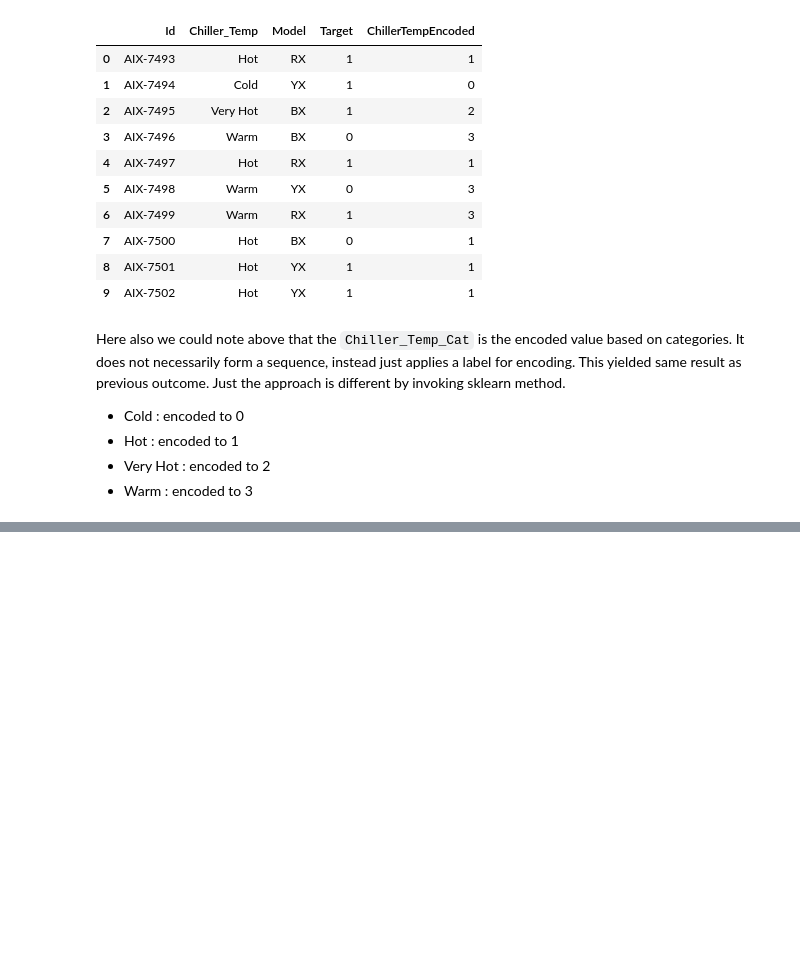
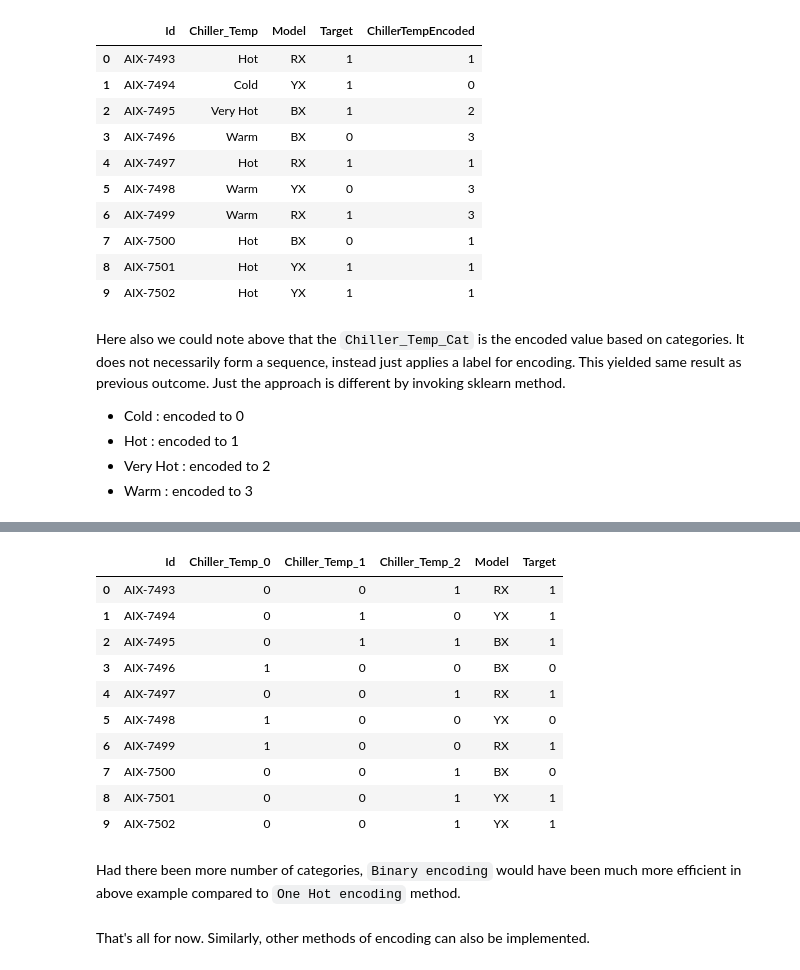
Before and after one commit to kkm24132/EDA_and_FeatureEngineering, a Jupyter notebook: 03_Encoding/Encoding.ipynb, the cells around one changed output, grey strips where cells are left out. Drawn from its saved outputs; the diff is of its cells as text; code cells hidden in the pictures; blank space fills up the shorter version.

```diff
--- a/03_Encoding/Encoding.ipynb
+++ b/03_Encoding/Encoding.ipynb
@@ -257,0 +272,8 @@ Here also we could note above that the `Chiller_Temp_Cat` is the encoded value b
+# %%
+# Create sample data in the dataframe
+my_data = {'Id':['AIX-7493','AIX-7494','AIX-7495','AIX-7496','AIX-7497','AIX-7498','AIX-7499','AIX-7500','AIX-7501','AIX-7502'],
+           'Chiller_Temp':['Hot','Cold','Very Hot','Warm','Hot','Warm','Warm','Hot','Hot','Hot'],
+           'Model':['RX','YX','BX','BX','RX','YX','RX','BX','YX','YX'],
+           'Target':[1,1,1,0,1,0,1,0,1,1]}
+df = pd.DataFrame(my_data)
+df
@@ -257,0 +292,23 @@ Here also we could note above that the `Chiller_Temp_Cat` is the encoded value b
+# %%
+#Create object for binary encoding
+encoder= ce.BinaryEncoder(cols=['Chiller_Temp'],return_df=True)
+# %%
+#Fit and Transform Data
+df_binaryencoding =encoder.fit_transform(df)
+df_binaryencoding
+# %% [output]
+|  | Id | Chiller_Temp_0 | Chiller_Temp_1 | Chiller_Temp_2 | Model | Target |
+| 0 | AIX-7493 | 0 | 0 | 1 | RX | 1 |
+| 1 | AIX-7494 | 0 | 1 | 0 | YX | 1 |
+| 2 | AIX-7495 | 0 | 1 | 1 | BX | 1 |
+| 3 | AIX-7496 | 1 | 0 | 0 | BX | 0 |
+| 4 | AIX-7497 | 0 | 0 | 1 | RX | 1 |
+| 5 | AIX-7498 | 1 | 0 | 0 | YX | 0 |
+| 6 | AIX-7499 | 1 | 0 | 0 | RX | 1 |
+| 7 | AIX-7500 | 0 | 0 | 1 | BX | 0 |
+| 8 | AIX-7501 | 0 | 0 | 1 | YX | 1 |
+| 9 | AIX-7502 | 0 | 0 | 1 | YX | 1 |
+# %% [markdown]
+Had there been more number of categories, `Binary encoding` would have been much more efficient in above example compared to `One Hot encoding` method.
+# %% [markdown]
+That's all for now. Similarly, other methods of encoding can also be implemented.
```
Also changed, not shown: parts of 6 cells of this notebook.
